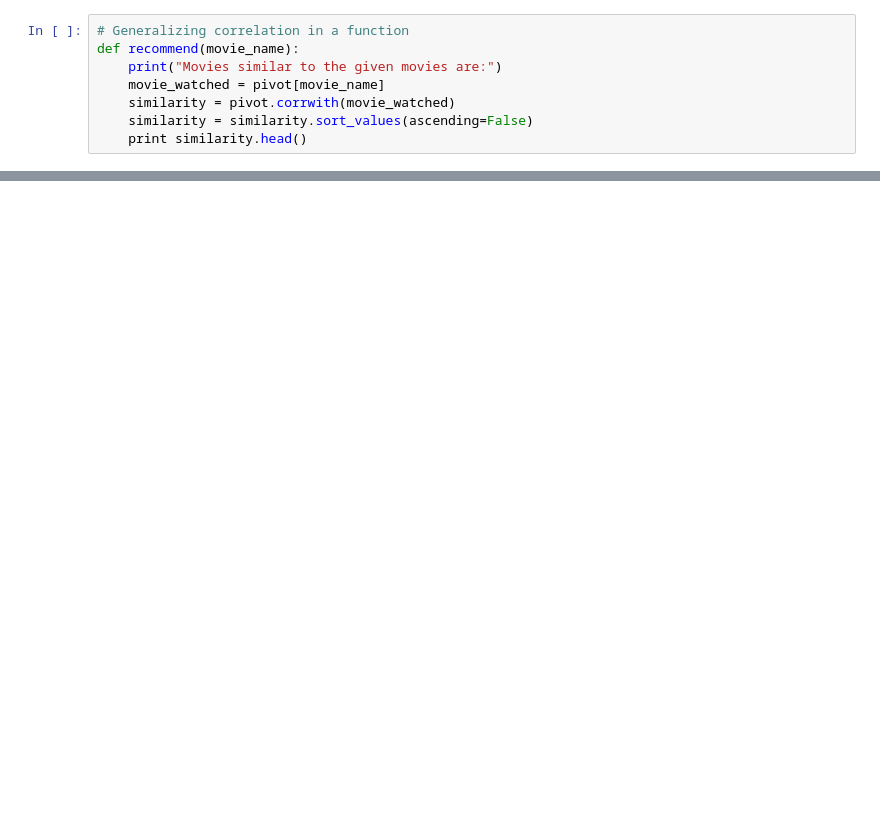
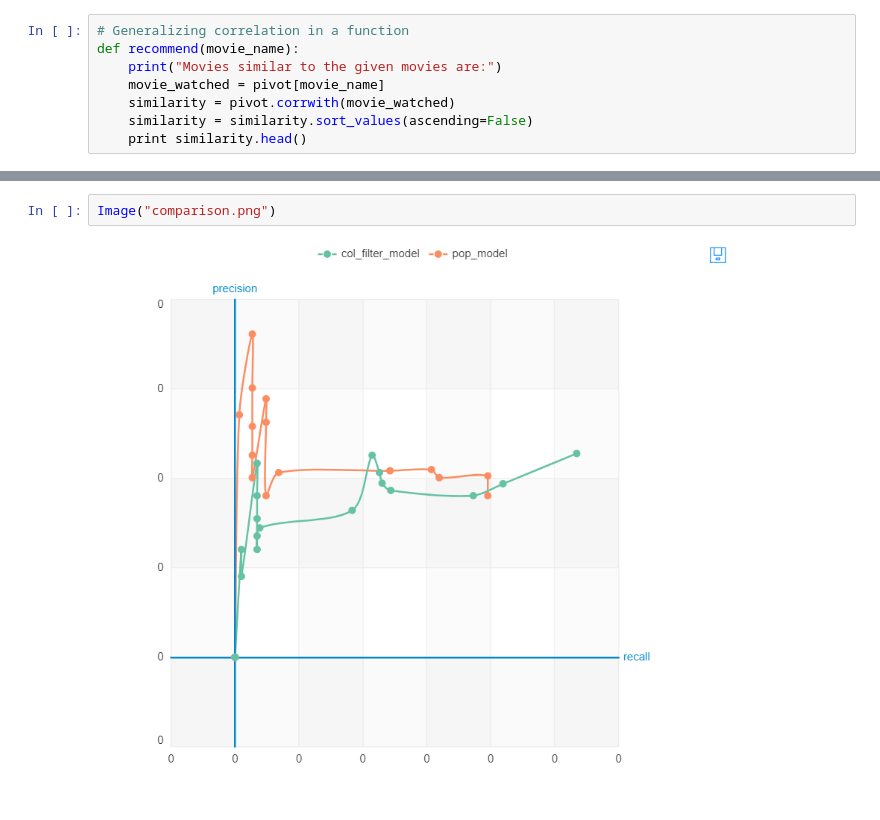
Before and after one commit to shreayan98c/Demo-Recommender-System, a Jupyter notebook: Recommender System.ipynb, the cells around one changed output, grey strips where cells are left out. Cells and saved outputs as stored; diff of their text form; blank space fills up the shorter version.

```diff
--- a/Recommender System.ipynb
+++ b/Recommender System.ipynb
@@ -187,0 +392,4 @@ dtype: float64
+# %%
+Image("comparison.png")
+# %% [output]
+[figure, added]
```
Also changed, not shown: parts of 39 cells of this notebook, 1 other file.
